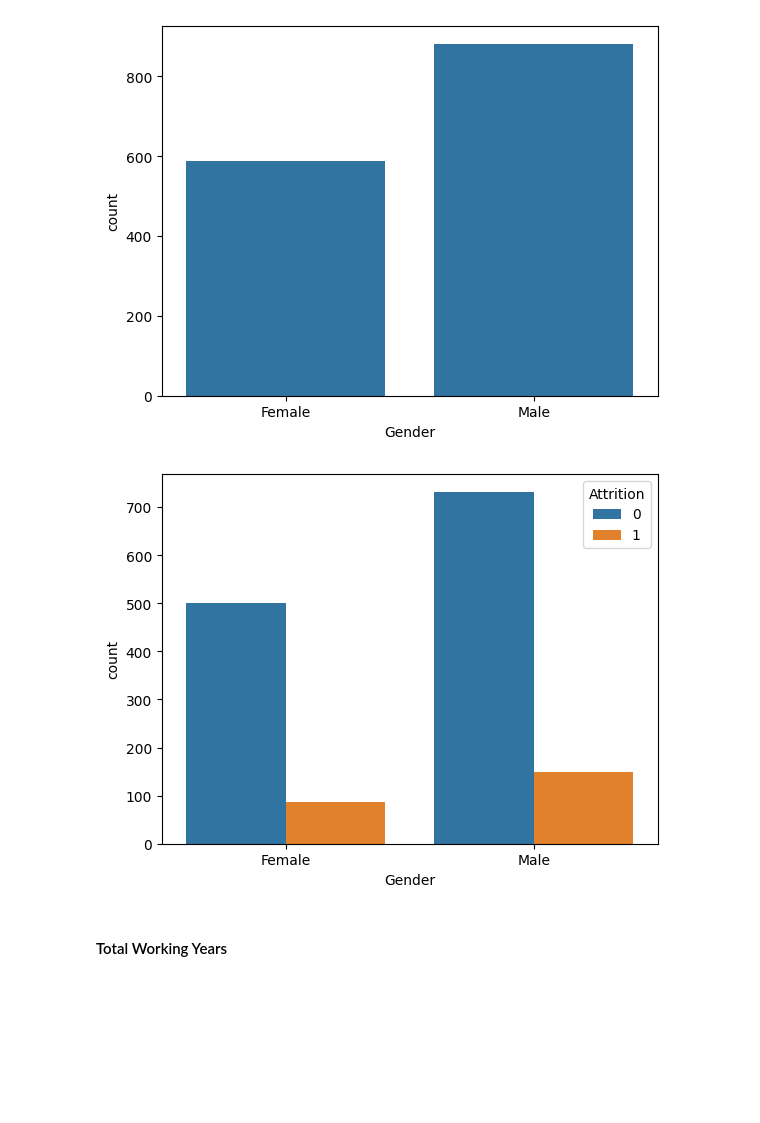
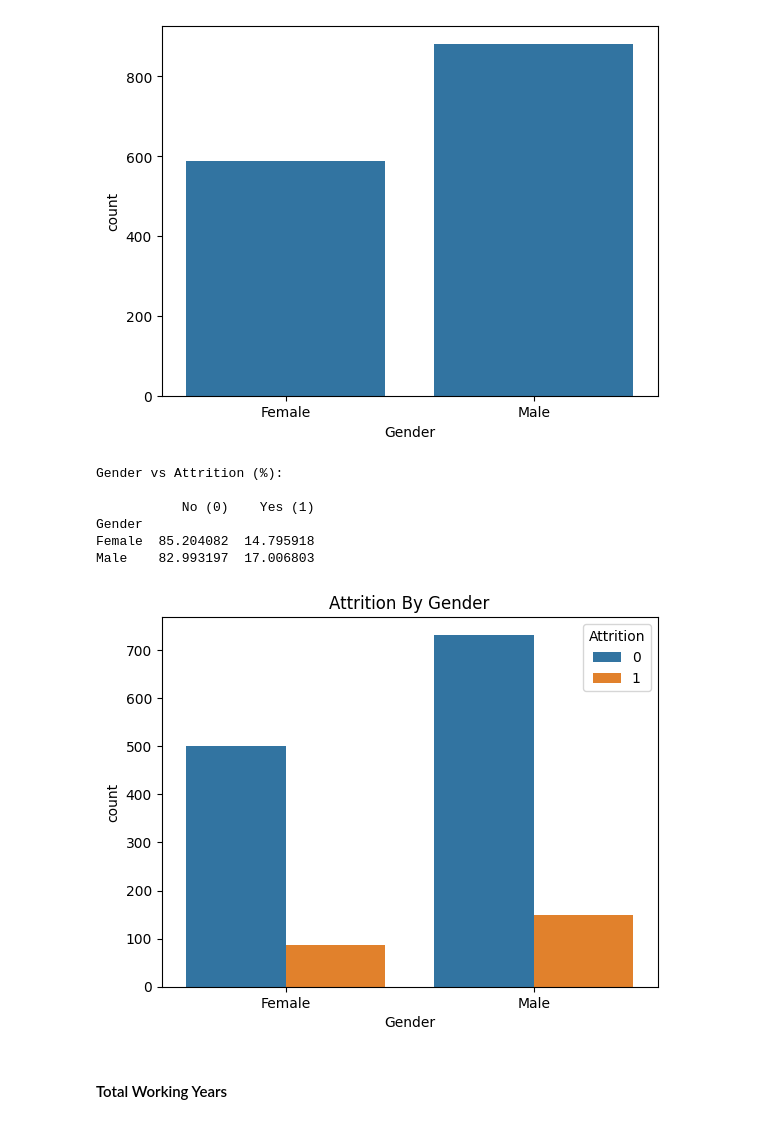
Before and after one commit to CreativeTob/InsightHQ, a Jupyter notebook: main.ipynb, the cells around one changed output. Drawn from its saved outputs; the diff is of its cells as text; code cells hidden in the pictures; blank space fills up the shorter version.

```diff
--- a/main.ipynb
+++ b/main.ipynb
@@ -250,6 +256,12 @@ dtypes: int64(25), object(6)
 memory usage: 356.1+ KB
 # %% [markdown]
 ### Exploratory Data Analysis
+# %%
+def Column_Attr(col):
+    col_Attr = pd.crosstab(df[col], df['Attrition'], normalize='index') * 100
+    col_Attr.columns = ['No (0)', 'Yes (1)']
+    print(f"\n{col} vs Attrition (%): \n")
+    print(col_Attr)
 # %% [markdown]
 #### General Correlation Analysis
 # %%
@@ -564,11 +585,19 @@ plt.show()
 # %% [output]
 [figure]
 # %%
+Column_Attr('Gender')
+
 sns.countplot(data = df, x = 'Gender', hue = 'Attrition')
-
+plt.title('Attrition By Gender')
 plt.show()
 # %% [output]
+Gender vs Attrition (%):
+
+           No (0)    Yes (1)
+Gender
+Female  85.204082  14.795918
+Male    82.993197  17.006803
-[figure, old version]
+[figure, new version]
 # %% [markdown]
 #### Total Working Years
 # %%
```
Also changed, not shown: parts of 52 cells of this notebook.
